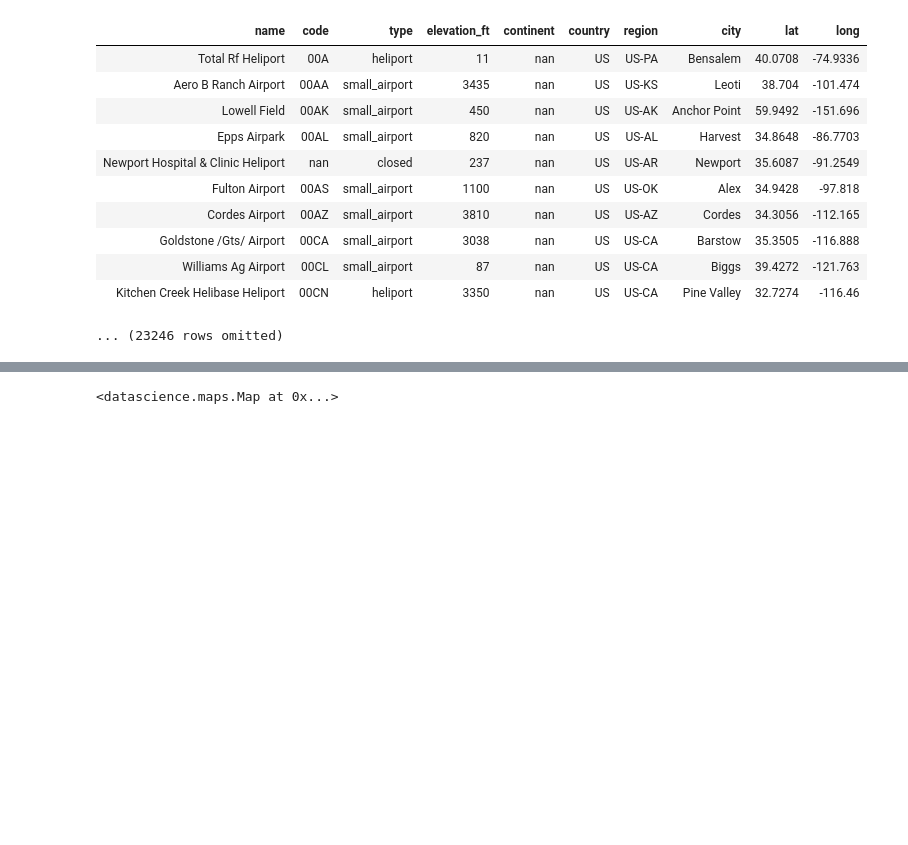
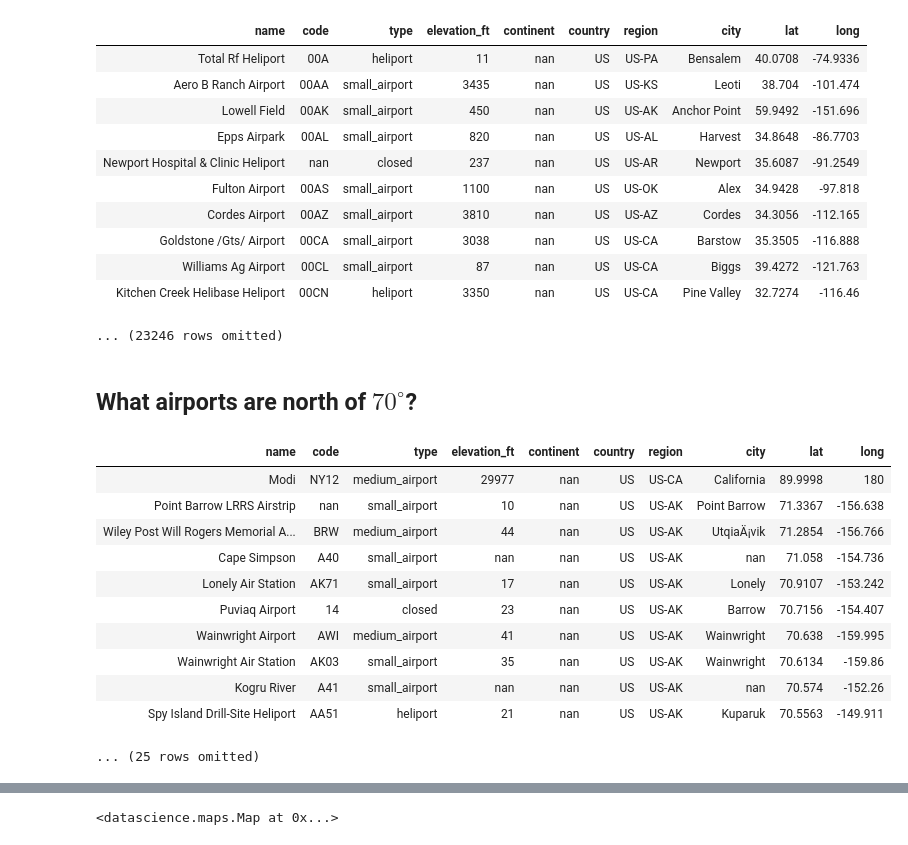
Before and after one commit to StraightDraw/stats, a Jupyter notebook: content/sb/5.ipynb, the cells around one changed output, grey strips where cells are left out. Drawn from its saved outputs; the diff is of its cells as text; code cells hidden in the pictures; blank space fills up the shorter version.

```diff
--- a/content/sb/5.ipynb
+++ b/content/sb/5.ipynb
@@ -63,6 +63,23 @@ us
 # %%
 # Do NOT execute this code block unless you're prepared to wait 2+ minutes for it to load.
 #Circle.map_table(us.select('lat', 'long', 'code'), radius=2)
+# %% [markdown]
+## What airports are north of $70^\circ$?
+# %%
+us.where('lat', are.above(70)).sort('lat', descending = True)
+# %% [output]
+| name | code | type | elevation_ft | continent | country | region | city | lat | long |
+| Modi | NY12 | medium_airport | 29977 | nan | US | US-CA | California | 89.9998 | 180 |
+| Point Barrow LRRS Airstrip | nan | small_airport | 10 | nan | US | US-AK | Point Barrow | 71.3367 | -156.638 |
+| Wiley Post Will Rogers Memorial A... | BRW | medium_airport | 44 | nan | US | US-AK | UtqiaÄ¡vik | 71.2854 | -156.766 |
+| Cape Simpson | A40 | small_airport | nan | nan | US | US-AK | nan | 71.058 | -154.736 |
+| Lonely Air Station | AK71 | small_airport | 17 | nan | US | US-AK | Lonely | 70.9107 | -153.242 |
+| Puviaq Airport | 14 | closed | 23 | nan | US | US-AK | Barrow | 70.7156 | -154.407 |
+| Wainwright Airport | AWI | medium_airport | 41 | nan | US | US-AK | Wainwright | 70.638 | -159.995 |
+| Wainwright Air Station | AK03 | small_airport | 35 | nan | US | US-AK | Wainwright | 70.6134 | -159.86 |
+| Kogru River | A41 | small_airport | nan | nan | US | US-AK | nan | 70.574 | -152.26 |
+| Spy Island Drill-Site Heliport | AA51 | heliport | 21 | nan | US | US-AK | Kuparuk | 70.5563 | -149.911 |
+... (25 rows omitted)
 # %%
 milehigh = us.where('elevation_ft',are.above(5280))
 milehigh
```
Also changed, not shown: 28 other files.
